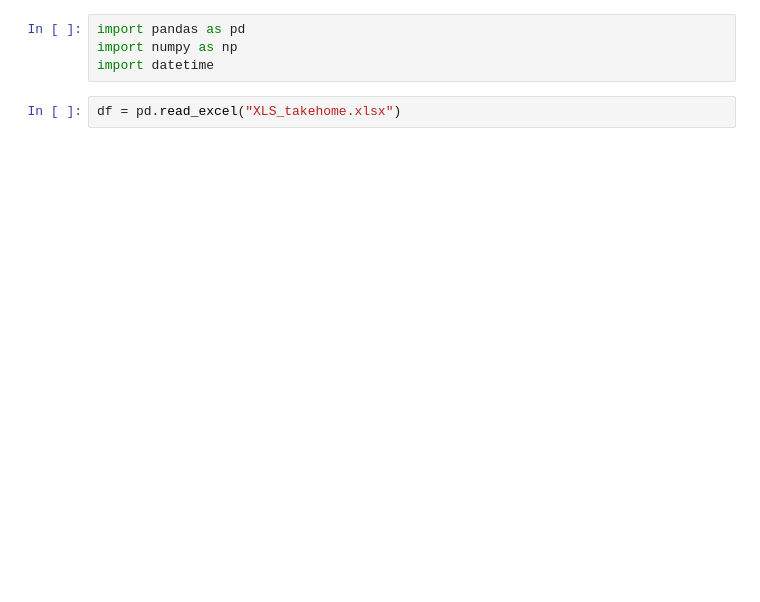
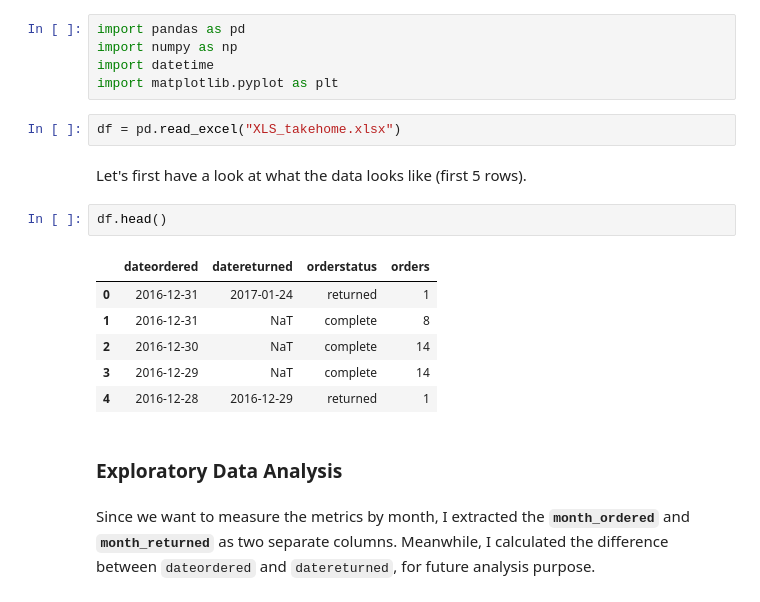
Before and after one commit to Richard-Hendricks/UIUC-Fall-2017, a Jupyter notebook: OA/Casper.ipynb, the cells around one changed output. Cells and saved outputs as stored; diff of their text form; blank space fills up the shorter version.

```diff
--- a/OA/Casper.ipynb
+++ b/OA/Casper.ipynb
@@ -2,5 +6,21 @@
 import pandas as pd
 import numpy as np
 import datetime
+import matplotlib.pyplot as plt
 # %%
 df = pd.read_excel("XLS_takehome.xlsx")
+# %% [markdown]
+Let's first have a look at what the data looks like (first 5 rows).
+# %%
+df.head()
+# %% [output]
+|  | dateordered | datereturned | orderstatus | orders |
+| 0 | 2016-12-31 | 2017-01-24 | returned | 1 |
+| 1 | 2016-12-31 | NaT | complete | 8 |
+| 2 | 2016-12-30 | NaT | complete | 14 |
+| 3 | 2016-12-29 | NaT | complete | 14 |
+| 4 | 2016-12-28 | 2016-12-29 | returned | 1 |
+# %% [markdown]
+### Exploratory Data Analysis
+# %% [markdown]
+Since we want to measure the metrics by month, I extracted the **`month_ordered`** and **`month_returned`** as two separate columns. Meanwhile, I calculated the difference between `dateordered` and `datereturned`, for future analysis purpose.
```
Also changed, not shown: parts of 15 cells of this notebook.
